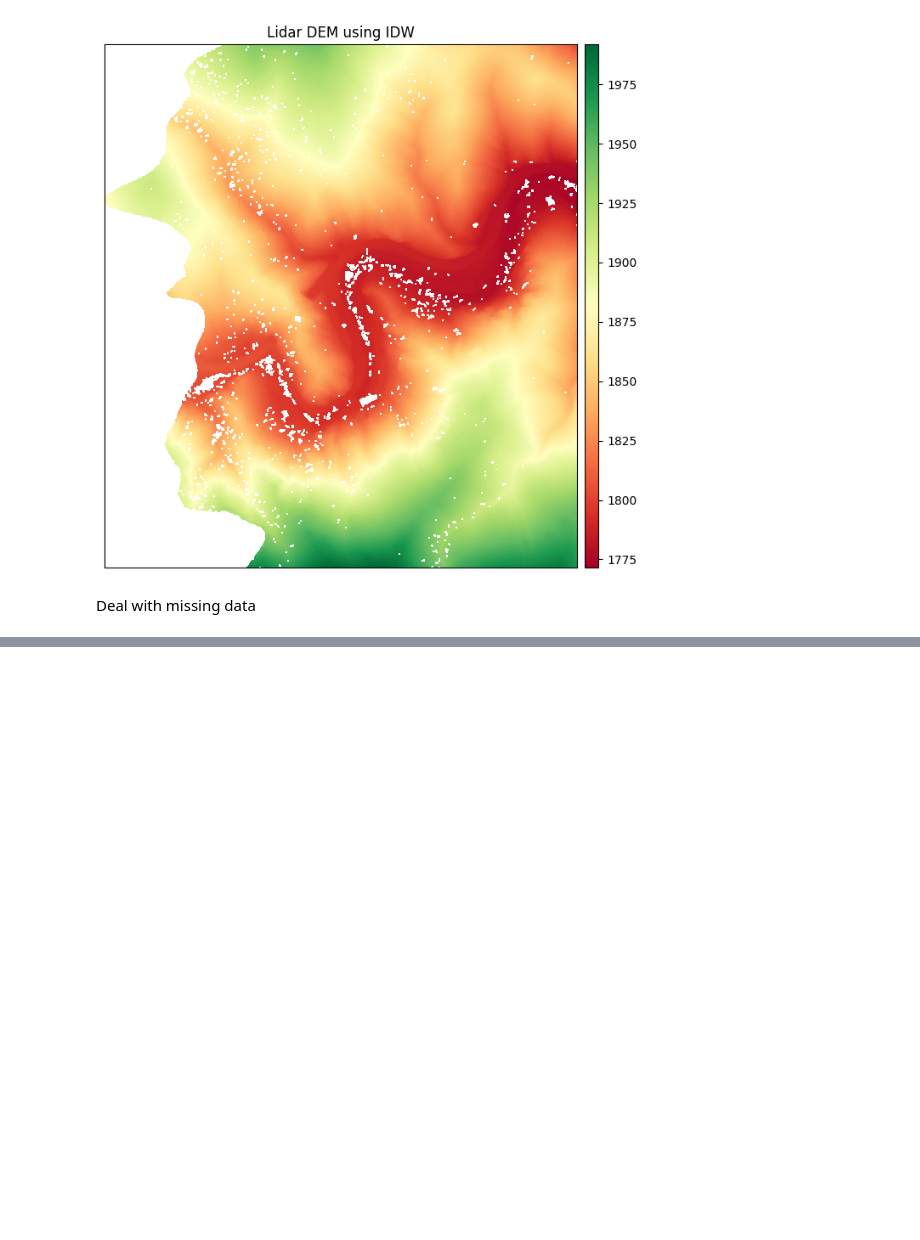
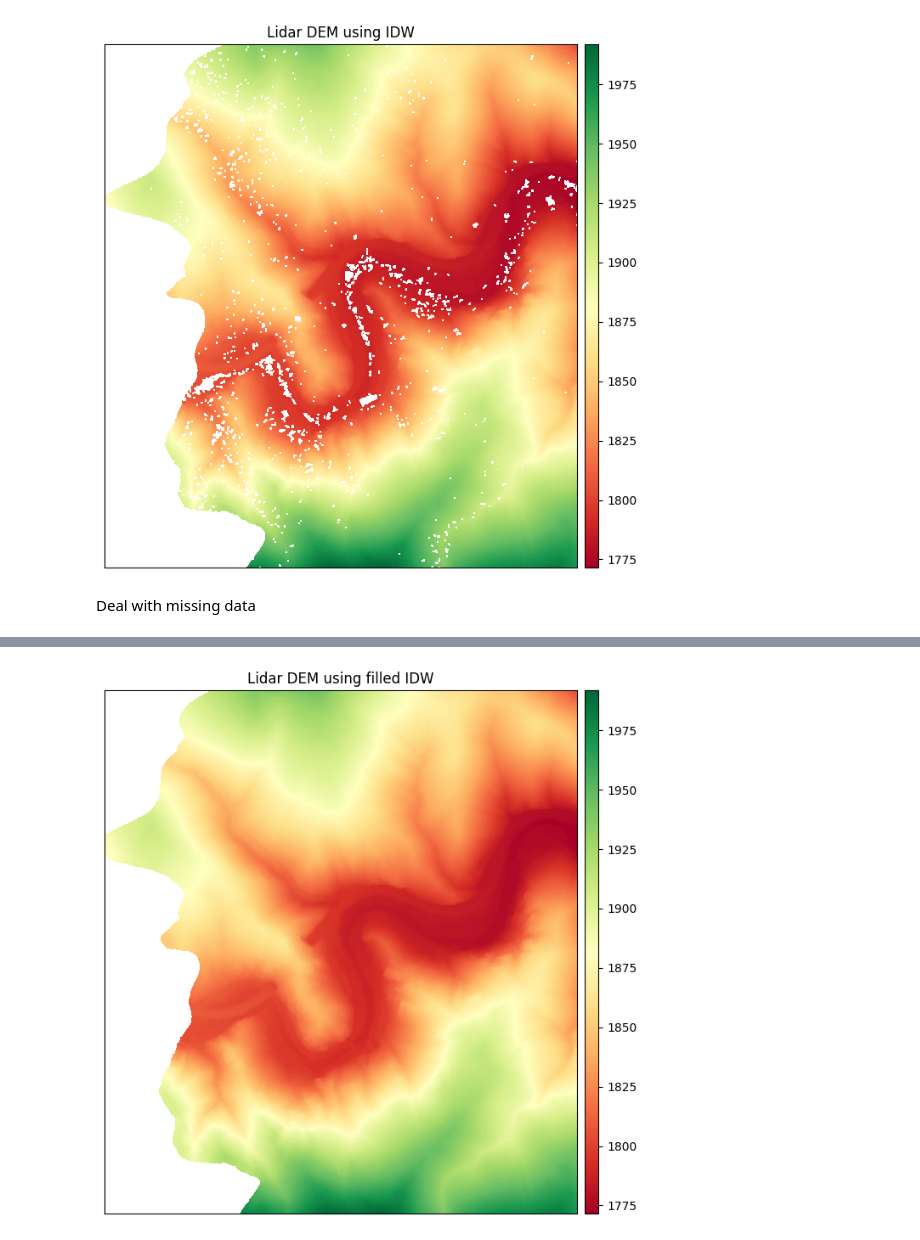
Before and after one commit to ananthk19/LiDAR_Experiments, a Jupyter notebook: main.ipynb, the cells around one changed output, grey strips where cells are left out. Drawn from its saved outputs; the diff is of its cells as text; code cells hidden in the pictures; blank space fills up the shorter version.

Commit message:
Filled missing data

```diff
--- a/main.ipynb
+++ b/main.ipynb
@@ -293,0 +322,23 @@ Deal with missing data
+# %%
+# Add CRS to the filled IDW
+geemap.add_crs(
+    "/Users/ananth/Desktop/LiDAR_Experiment/idw_dem_filled.tif",
+    epsg=32613
+)
+
+# Create raster array using rioxarray
+idw_dem_filled = rxr.open_rasterio(
+    "/Users/ananth/Desktop/LiDAR_Experiment/idw_dem_filled.tif",
+    masked=True
+    )
+# %%
+ep.plot_bands(
+    arr=idw_dem_filled,
+    cmap="RdYlGn",
+    figsize=(8, 8),
+    title="Lidar DEM using filled IDW"
+)
+
+plt.show();
+# %% [output]
+[figure, added]
```
Also changed, not shown: parts of 2 cells of this notebook, 2 other files.
